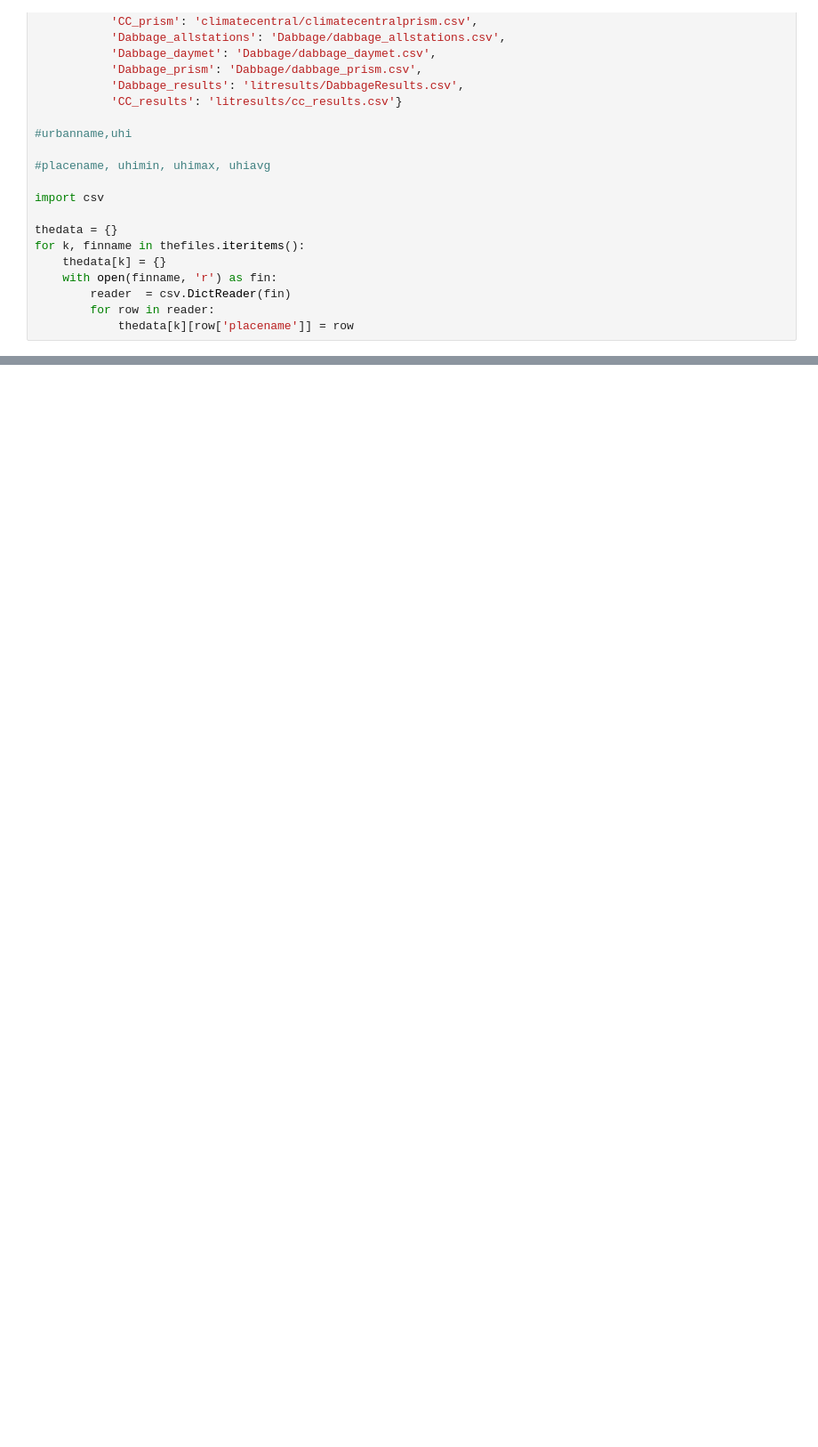
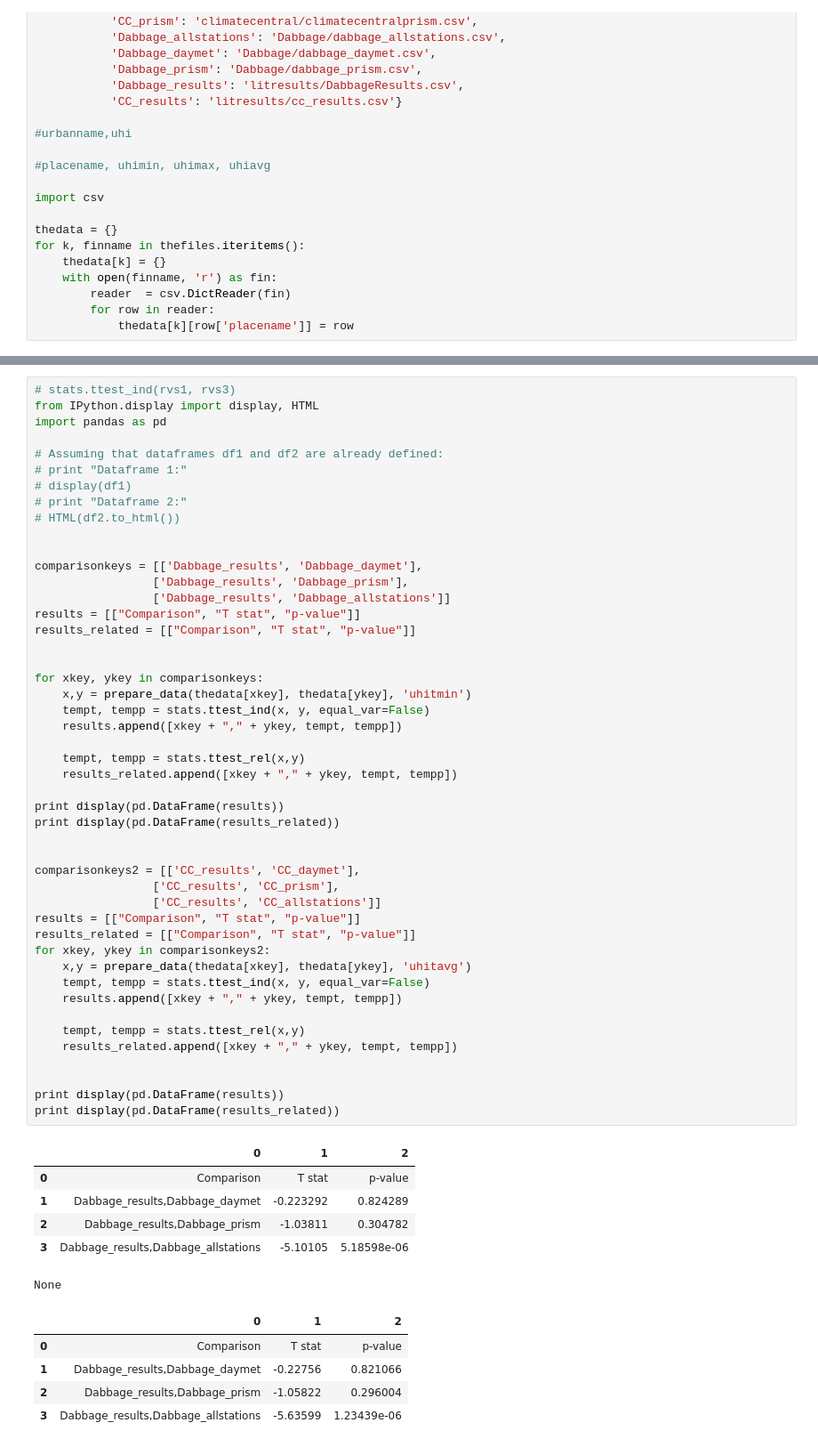
Before and after one commit to nathanhilbert/UHI_Method_Comparison, a Jupyter notebook: Scatterplots of results.ipynb, the cells around one changed output, grey strips where cells are left out. Shown at 89% size. Drawn from its saved outputs; the diff is of its cells as text; blank space fills up the shorter version.

```diff
--- a/Scatterplots of results.ipynb
+++ b/Scatterplots of results.ipynb
@@ -92 +127,60 @@ create_scatter(thedata['Dabbage_daymet'], thedata['Dabbage_results'], 'uhitmin',
 [interactive output not drawn]
+# %%
+# stats.ttest_ind(rvs1, rvs3)
+from IPython.display import display, HTML
+import pandas as pd
+
+# Assuming that dataframes df1 and df2 are already defined:
+# print "Dataframe 1:"
+# display(df1)
+# print "Dataframe 2:"
+# HTML(df2.to_html())
+
+
+comparisonkeys = [['Dabbage_results', 'Dabbage_daymet'],
+                 ['Dabbage_results', 'Dabbage_prism'],
+                 ['Dabbage_results', 'Dabbage_allstations']]
+results = [["Comparison", "T stat", "p-value"]]
+results_related = [["Comparison", "T stat", "p-value"]]
+
+
+for xkey, ykey in comparisonkeys:
+    x,y = prepare_data(thedata[xkey], thedata[ykey], 'uhitmin')
+    tempt, tempp = stats.ttest_ind(x, y, equal_var=False)
+    results.append([xkey + "," + ykey, tempt, tempp])
+
+    tempt, tempp = stats.ttest_rel(x,y)
+    results_related.append([xkey + "," + ykey, tempt, tempp])
+
+print display(pd.DataFrame(results))
+print display(pd.DataFrame(results_related))
+
+
+comparisonkeys2 = [['CC_results', 'CC_daymet'],
+                 ['CC_results', 'CC_prism'],
+                 ['CC_results', 'CC_allstations']]
+results = [["Comparison", "T stat", "p-value"]]
+results_related = [["Comparison", "T stat", "p-value"]]
+for xkey, ykey in comparisonkeys2:
+    x,y = prepare_data(thedata[xkey], thedata[ykey], 'uhitavg')
+    tempt, tempp = stats.ttest_ind(x, y, equal_var=False)
+    results.append([xkey + "," + ykey, tempt, tempp])
+
+    tempt, tempp = stats.ttest_rel(x,y)
+    results_related.append([xkey + "," + ykey, tempt, tempp])
+
+
+print display(pd.DataFrame(results))
+print display(pd.DataFrame(results_related))
+# %% [output]
+|  | 0 | 1 | 2 |
+| 0 | Comparison | T stat | p-value |
+| 1 | Dabbage_results,Dabbage_daymet | -0.223292 | 0.824289 |
+| 2 | Dabbage_results,Dabbage_prism | -1.03811 | 0.304782 |
+| 3 | Dabbage_results,Dabbage_allstations | -5.10105 | 5.18598e-06 |
+None
+|  | 0 | 1 | 2 |
+| 0 | Comparison | T stat | p-value |
+| 1 | Dabbage_results,Dabbage_daymet | -0.22756 | 0.821066 |
+| 2 | Dabbage_results,Dabbage_prism | -1.05822 | 0.296004 |
+| 3 | Dabbage_results,Dabbage_allstations | -5.63599 | 1.23439e-06 |
```
Also changed, not shown: parts of 8 cells of this notebook, 9 other files.
